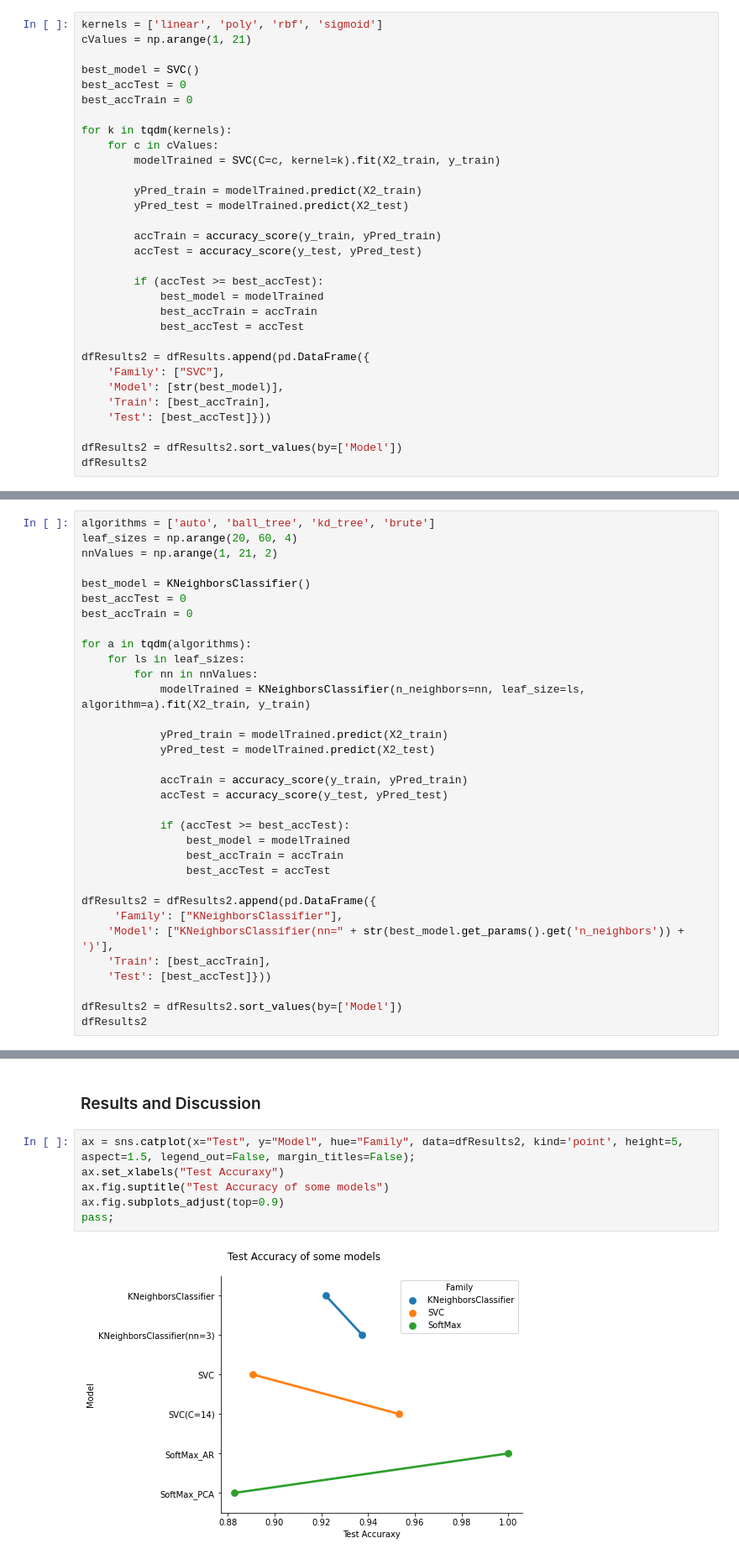
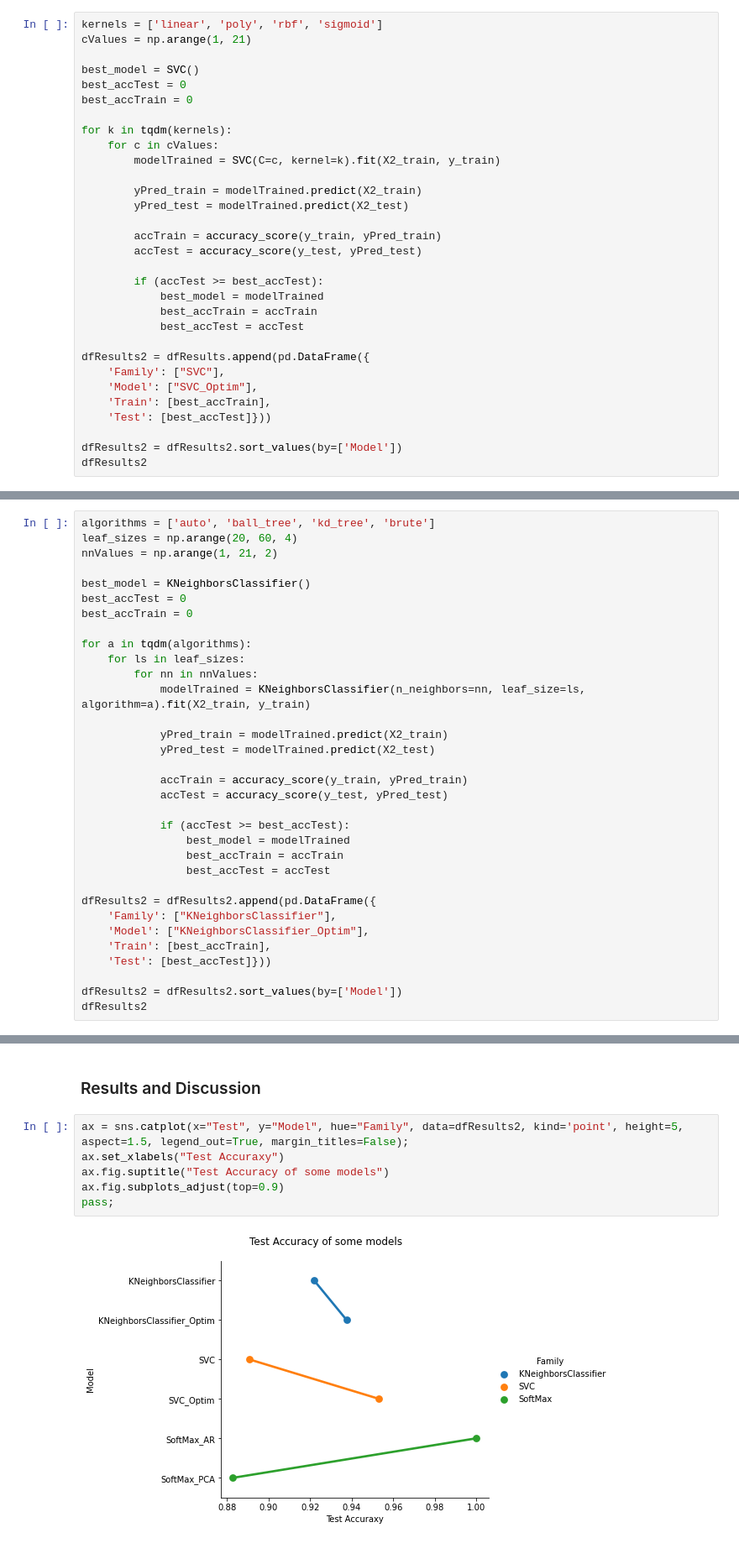
Before and after one commit to felipecostapereira/HIML, a Jupyter notebook: task_03_SVM_KNN.ipynb, the cells around one changed output, grey strips where cells are left out. Shown at 84% size. Cells and saved outputs as stored; diff of their text form.

Commit message:
Update on graphs and discussion

```diff
--- a/task_03_SVM_KNN.ipynb
+++ b/task_03_SVM_KNN.ipynb
@@ -465,7 +475,7 @@ for k in tqdm(kernels):
 
 dfResults2 = dfResults.append(pd.DataFrame({
     'Family': ["SVC"],
-    'Model': [str(best_model)],
+    'Model': ["SVC_Optim"],
     'Train': [best_accTrain],
     'Test': [best_accTest]}))
 
@@ -516,8 +526,8 @@ for a in tqdm(algorithms):
                 best_accTest = accTest
 
 dfResults2 = dfResults2.append(pd.DataFrame({
-     'Family': ["KNeighborsClassifier"],
-    'Model': ["KNeighborsClassifier(nn=" + str(best_model.get_params().get('n_neighbors')) + ')'],
+    'Family': ["KNeighborsClassifier"],
+    'Model': ["KNeighborsClassifier_Optim"],
     'Train': [best_accTrain],
     'Test': [best_accTest]}))
 
@@ -544,12 +554,12 @@ best_model.get_params().get('n_neighbors')
 # %% [markdown]
 ### Results and Discussion
 # %%
-ax = sns.catplot(x="Test", y="Model", hue="Family", data=dfResults2, kind='point', height=5, aspect=1.5, legend_out=False, margin_titles=False);
+ax = sns.catplot(x="Test", y="Model", hue="Family", data=dfResults2, kind='point', height=5, aspect=1.5, legend_out=True, margin_titles=False);
 ax.set_xlabels("Test Accuraxy")
 ax.fig.suptitle("Test Accuracy of some models")
 ax.fig.subplots_adjust(top=0.9)
 pass;
 # %% [output]
-[figure, old version]
+[figure, new version]
 # %%
 plt.subplots(figsize=(8,8))
```
Also changed, not shown: parts of 7 cells of this notebook.
